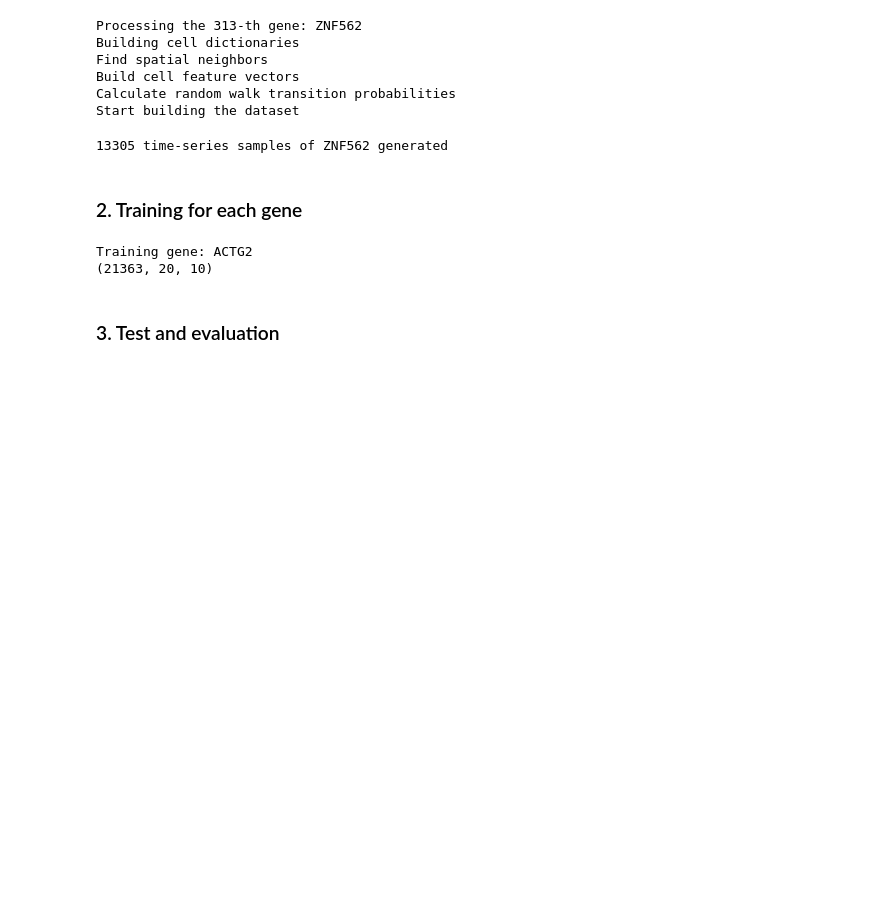
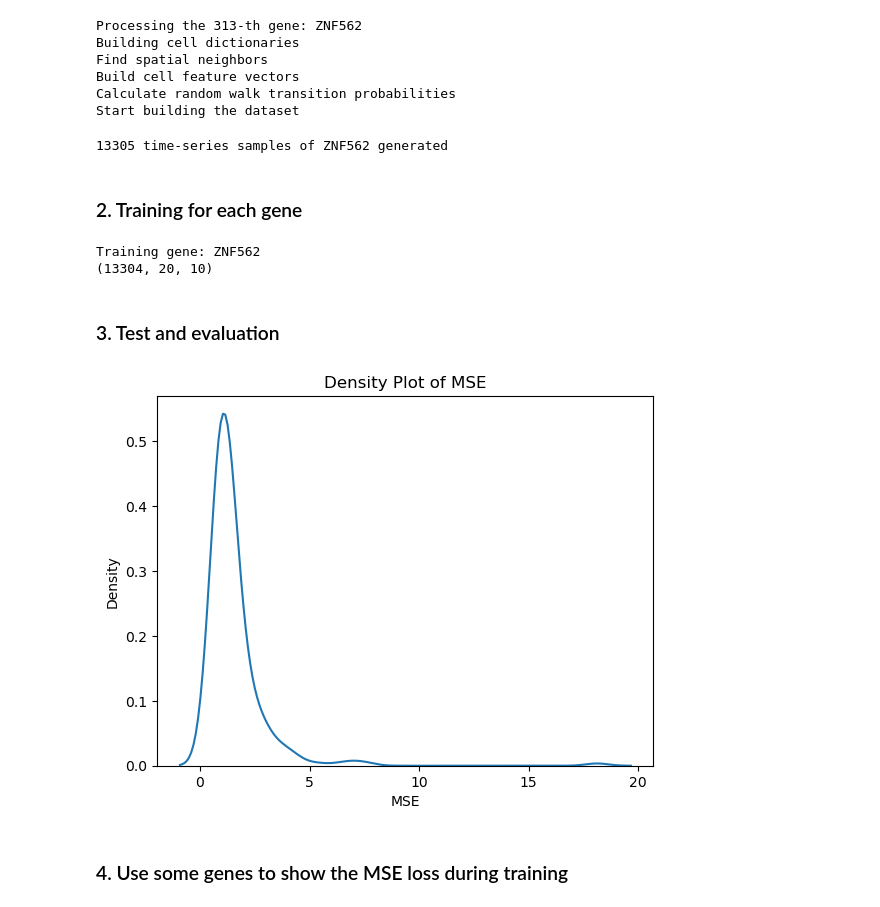
Before and after one commit to xwang97/SpatialDynamics, a Jupyter notebook: Analysis/validate.ipynb, the cells around one changed output. Saved outputs shown, nothing was run; the diff lists cells and outputs as text; code cells hidden in the pictures; blank space fills up the shorter version.

```diff
--- a/Analysis/validate.ipynb
+++ b/Analysis/validate.ipynb
@@ -80,11 +83,58 @@ for i in range(len(gene_list)):
     training_size = int(data.shape[0] * 0.8)  # 80% of the data is used for training
     train_data = data[:training_size]
     train_locs = locs[:training_size]
-    net = train(train_data, train_locs, batch_size, base_lr, lr_step, num_epochs, hidden_size, latent_size, SEQ_LEN)
+    set_seed(42)
+    net, _, _ = train(train_data, train_locs, batch_size, base_lr, lr_step, num_epochs, hidden_size, latent_size, SEQ_LEN)
     # save the trained model
     torch.save(net.state_dict(), model_folder + gene + '_model.pth')
 # %% [output]
-Training gene: ACTG2
-(21363, 20, 10)
+Training gene: ZNF562
+(13304, 20, 10)
 # %% [markdown]
 ### 3. Test and evaluation
+# %%
+folder = '../../Xenium/BreastS1R1/'
+data_folder = folder + 'TimeSeries/'
+model_folder = folder + 'Models/'
+# Fetch the list of genes
+gene_list = [f.split('_')[0] for f in os.listdir(data_folder) if f.endswith('.csv')]
+# Remove duplicates
+gene_list = sorted(list(set(gene_list)))
+
+# Set parameters
+SEQ_LEN = 20
+dim_inputs = 10
+hidden_size = 100
+latent_size = 100
+
+mse_per_gene = {}
+
+for gene in tqdm(gene_list, desc='Testing'):
+    # load test data
+    data_path = data_folder + gene + '_data.csv'
+    locs_path = data_folder + gene + '_locs.csv'
+    data, locs = read_data(data_path, locs_path, SEQ_LEN, dim_inputs)
+    test_size = int(data.shape[0] * 0.1)
+    test_data = data[-test_size:]
+    test_locs = locs[-test_size:]
+    # load the trained model and start test
+    model_path = model_folder + gene + '_model.pth'
+    net = Model(dim_inputs, hidden_size, latent_size, SEQ_LEN)
+    net.load_state_dict(torch.load(model_path))
+    prediction, generation, trans_status, loss_recon = test(test_data, test_locs, net)
+    mse_per_gene[gene] = loss_recon.item()
+# %%
+import seaborn as sns
+# Get the MSE values
+mse_values = list(mse_per_gene.values())
+
+# Plot the density plot
+sns.kdeplot(mse_values)
+plt.xlabel('MSE')
+plt.ylabel('Density')
+plt.title('Density Plot of MSE')
+plt.show()
+# %% [output]
+[figure, added]
+# %% [markdown]
+### 4. Use some genes to show the MSE loss during training
```
Also changed, not shown: parts of 8 cells of this notebook, 2 other files.
